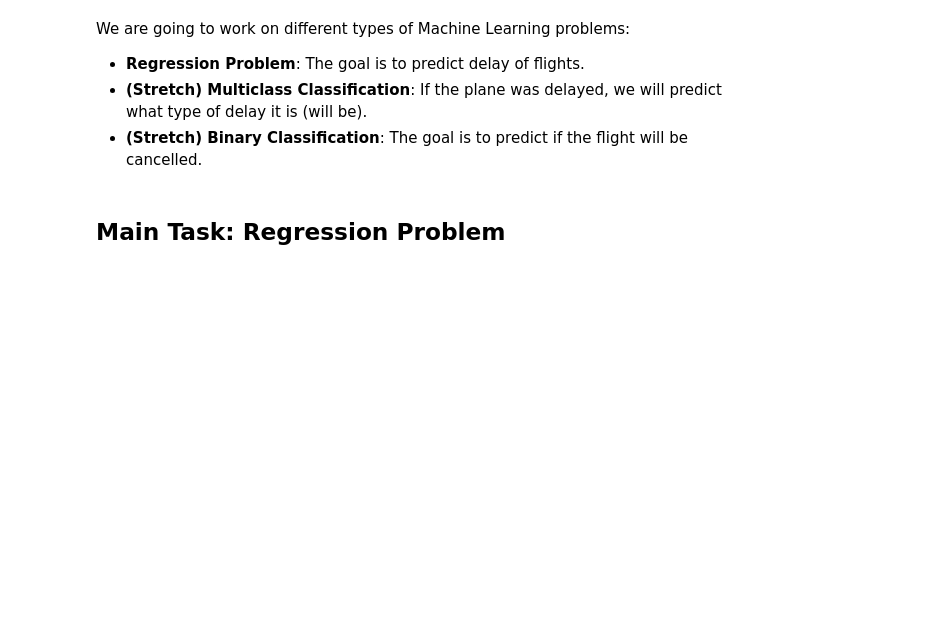
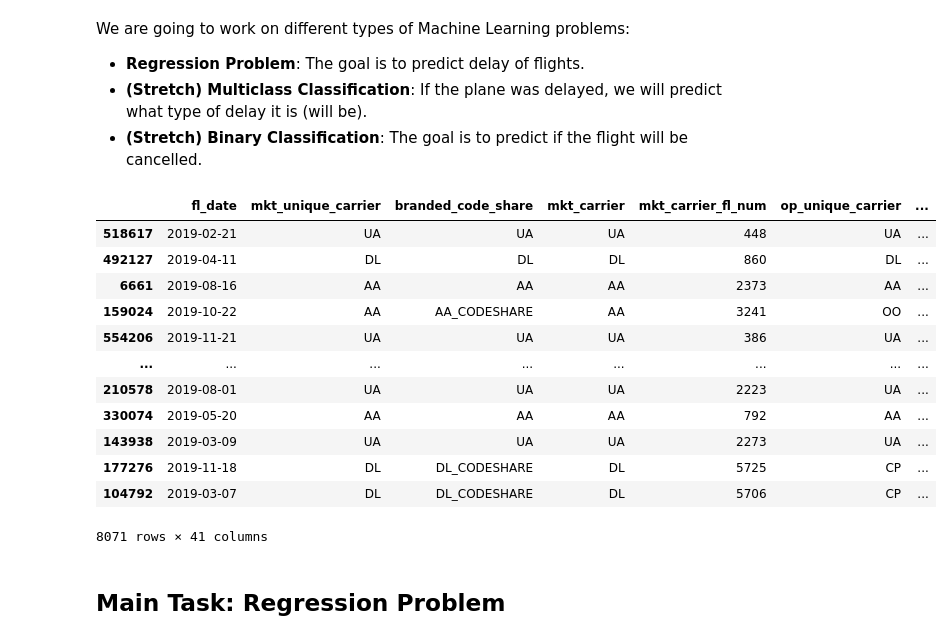
Before and after one commit to emre-bolcakan/mid-term-project-I, a Jupyter notebook: modelingEmre.ipynb, the cells around one changed output. Saved outputs shown, nothing was run; the diff lists cells and outputs as text; code cells hidden in the pictures; blank space fills up the shorter version.

```diff
--- a/modelingEmre.ipynb
+++ b/modelingEmre.ipynb
@@ -26,3 +30,19 @@ df = pd.read_csv('flights_merged.csv', index_col=0)
+# %%
+df
+# %% [output]
+|  | fl_date | mkt_unique_carrier | branded_code_share | mkt_carrier | mkt_carrier_fl_num | op_unique_carrier | ... |
+| 518617 | 2019-02-21 | UA | UA | UA | 448 | UA | ... |
+| 492127 | 2019-04-11 | DL | DL | DL | 860 | DL | ... |
+| 6661 | 2019-08-16 | AA | AA | AA | 2373 | AA | ... |
+| 159024 | 2019-10-22 | AA | AA_CODESHARE | AA | 3241 | OO | ... |
+| 554206 | 2019-11-21 | UA | UA | UA | 386 | UA | ... |
+| ... | ... | ... | ... | ... | ... | ... | ... |
+| 210578 | 2019-08-01 | UA | UA | UA | 2223 | UA | ... |
+| 330074 | 2019-05-20 | AA | AA | AA | 792 | AA | ... |
+| 143938 | 2019-03-09 | UA | UA | UA | 2273 | UA | ... |
+| 177276 | 2019-11-18 | DL | DL_CODESHARE | DL | 5725 | CP | ... |
+| 104792 | 2019-03-07 | DL | DL_CODESHARE | DL | 5706 | CP | ... |
+8071 rows × 41 columns
 # %%
 y= df['arr_delay']
 # %%
```
Also changed, not shown: parts of 13 cells of this notebook, 1 other file.
